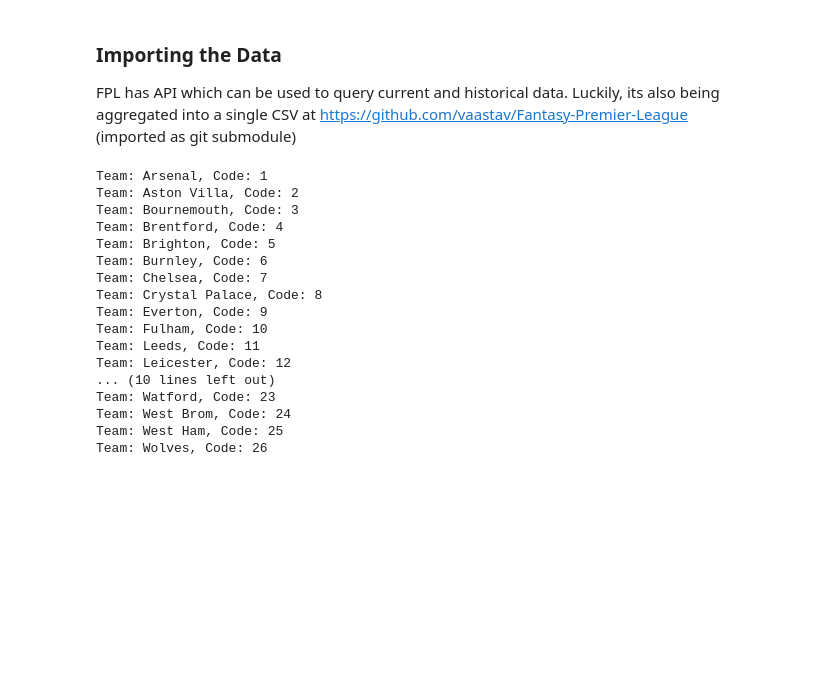
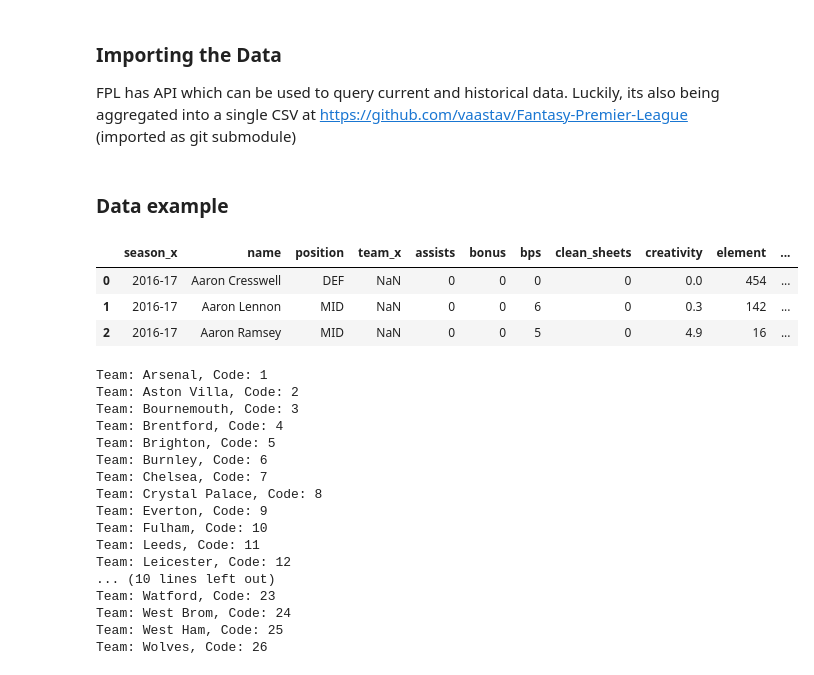
Before and after one commit to vrutkovs/fpl, a Jupyter notebook: fpl_points_predictor.ipynb, the cells around one changed output. Saved outputs shown, nothing was run; the diff lists cells and outputs as text; code cells hidden in the pictures; blank space fills up the shorter version.

```diff
--- a/fpl_points_predictor.ipynb
+++ b/fpl_points_predictor.ipynb
@@ -22,6 +22,16 @@ import matplotlib.pyplot as plt
 FPL has API which can be used to query current and historical data. Luckily, its also being aggregated into a single CSV at https://github.com/vaastav/Fantasy-Premier-League (imported as git submodule)
 # %%
 df = pd.read_csv("data/data/cleaned_merged_seasons.csv")
+# %% [markdown]
+### Data example
+# %%
+pd.set_option('display.max_columns', None)
+df.head(3)
+# %% [output]
+|  | season_x | name | position | team_x | assists | bonus | bps | clean_sheets | creativity | element | ... |
+| 0 | 2016-17 | Aaron Cresswell | DEF | NaN | 0 | 0 | 0 | 0 | 0.0 | 454 | ... |
+| 1 | 2016-17 | Aaron Lennon | MID | NaN | 0 | 0 | 6 | 0 | 0.3 | 142 | ... |
+| 2 | 2016-17 | Aaron Ramsey | MID | NaN | 0 | 0 | 5 | 0 | 4.9 | 16 | ... |
 # %%
 # Remove string data from the dataset
 del df["season_x"]
```
Also changed, not shown: parts of 18 cells of this notebook.
